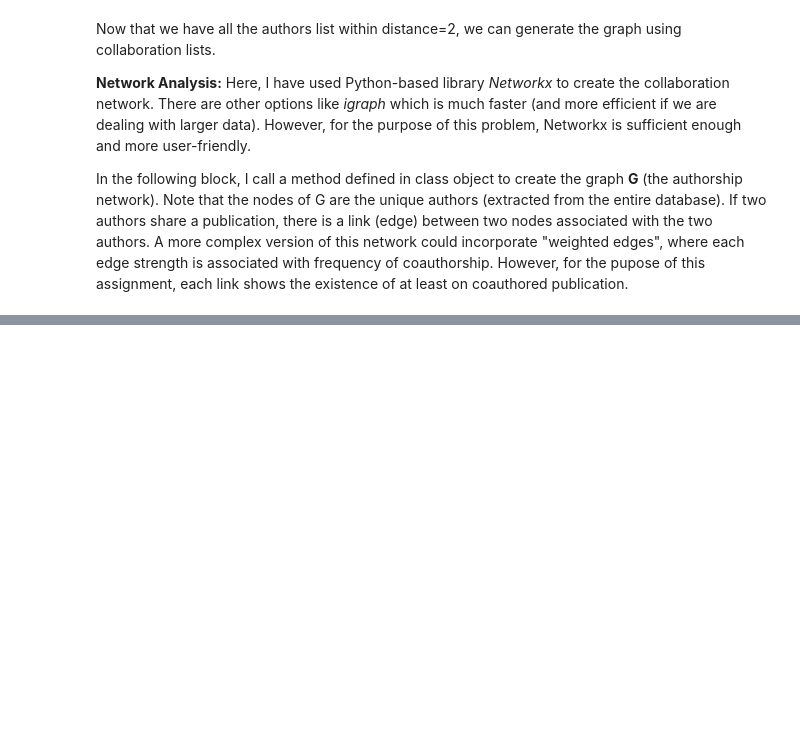
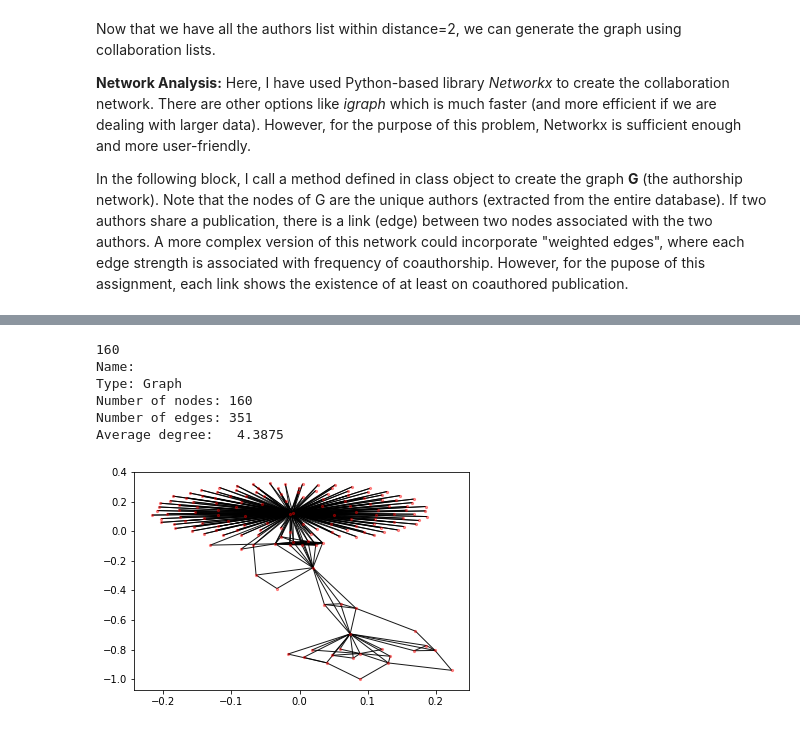
Before and after one commit to somayehfarhadi/authorship, a Jupyter notebook: Somaye-Farhadi-CSET.ipynb, the cells around one changed output, grey strips where cells are left out. Saved outputs shown, nothing was run; the diff lists cells and outputs as text; code cells hidden in the pictures; blank space fills up the shorter version.

```diff
--- a/Somaye-Farhadi-CSET.ipynb
+++ b/Somaye-Farhadi-CSET.ipynb
@@ -243,0 +308,17 @@ The plotted graph (below) shows interesting clustering of nodes. There are few n
+# %%
+F2 = G2.copy()
+remove = [node for node,degree in dict(F2.degree()).items() if degree < 2]
+F2.remove_nodes_from(remove)
+F2.remove_node('')
+
+print(len(list(F2)))
+draw_graph(F2)
+print(nx.info(F2))
+# %% [output]
+160
+Name:
+Type: Graph
+Number of nodes: 160
+Number of edges: 351
+Average degree:   4.3875
+[figure, added]
```
Also changed, not shown: parts of 55 cells of this notebook.
